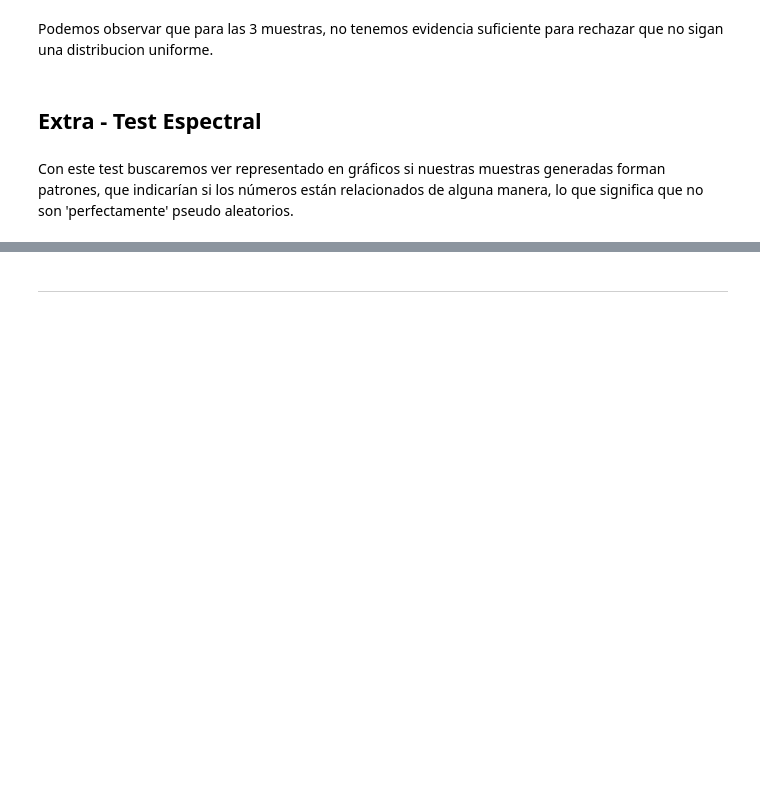
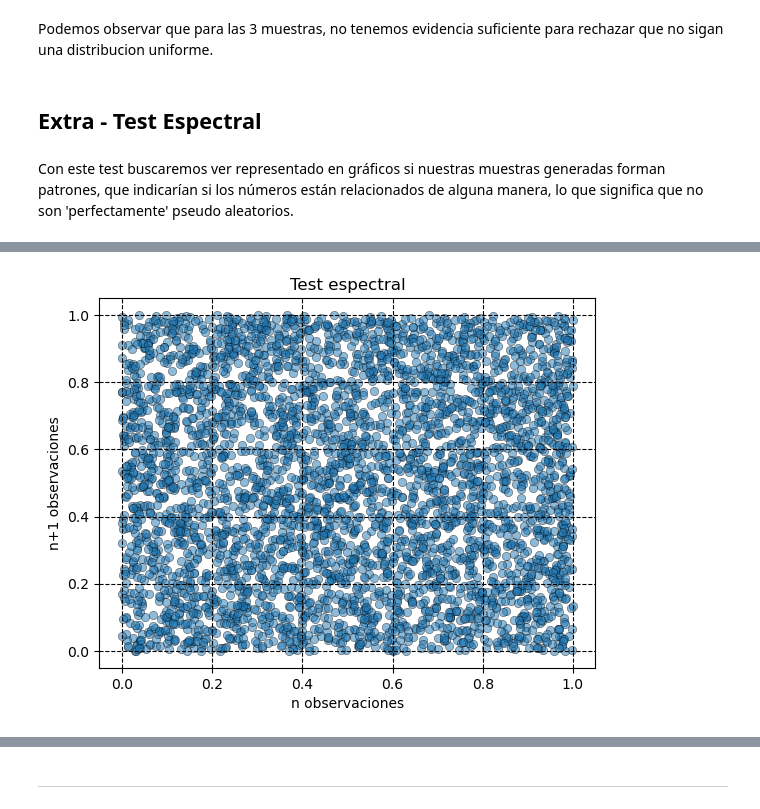
Before and after one commit to ian-g123/simulacion-grupo-04, a Jupyter notebook: TP1_Simulacion_Grupo4.ipynb, the cells around one changed output, grey strips where cells are left out. Cells and saved outputs as stored; diff of their text form; code cells hidden in the pictures; blank space fills up the shorter version.

```diff
--- a/TP1_Simulacion_Grupo4.ipynb
+++ b/TP1_Simulacion_Grupo4.ipynb
@@ -521,0 +558,4 @@ Con este test buscaremos ver representado en gráficos si nuestras muestras gene
+# %%
+graficar_puntos(MUESTRA_4096)
+# %% [output]
+[figure, added]
```
Also changed, not shown: parts of 46 cells of this notebook, 3 other files.
